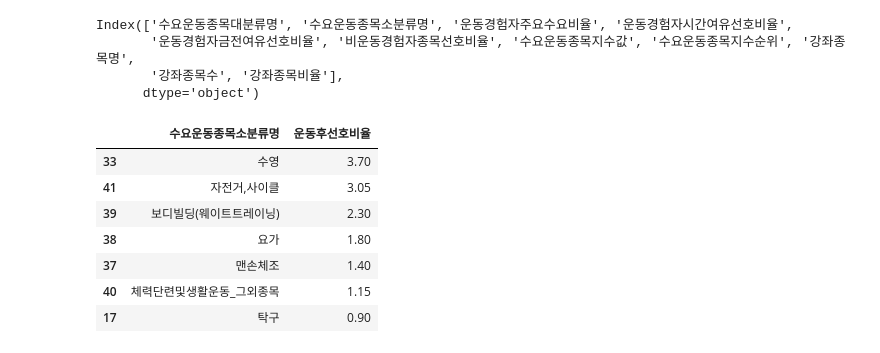
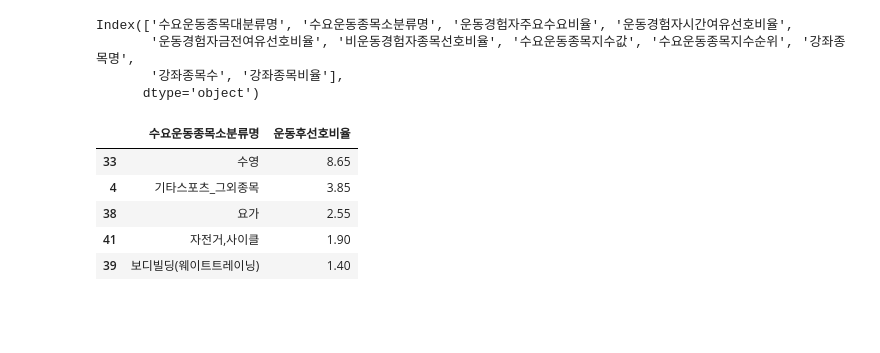
Before and after one commit to dokdin/TEAM02, a Jupyter notebook: EDA/EDA3.ipynb, the cells around one changed output. Cells and saved outputs as stored; diff of their text form; code cells hidden in the pictures; blank space fills up the shorter version.

```diff
--- a/EDA/EDA3.ipynb
+++ b/EDA/EDA3.ipynb
@@ -9,7 +9,7 @@ import warnings
 warnings.filterwarnings('ignore')
 plt.rc('font',family='Malgun Gothic')
 plt.rc('axes',unicode_minus=False)
-df=pd.read_csv('종목별장애인스포츠활성정보.csv',encoding='cp949')
+df=pd.read_csv('data/종목별장애인스포츠활성정보.csv',encoding='cp949')
 # %%
 df.columns
 # %% [output]
@@ -19,5 +19,5 @@ Index(['수요운동종목대분류명', '수요운동종목소분류명', '운
       dtype='object')
 # %%
 # 운동경험자 선호 비율 파생변수
-df['운동경험자선호비율']=(df['운동경험자주요수요비율']+df['운동경험자시간여유선호비율'])/2
+df['운동경험자선호비율']=(df['운동경험자금전여유선호비율']+df['운동경험자시간여유선호비율'])/2
 # %%
@@ -24,14 +25,10 @@ df['운동경험자선호비율']=(df['운동경험자주요수요비율']+df['
 df['운동후선호비율']=(df['운동경험자선호비율']-df['비운동경험자종목선호비율']).round(2)
 # %%
-df2=df.loc[:,['수요운동종목소분류명','운동후선호비율']].sort_values('운동후선호비율',ascending=False)
+df.loc[:,['수요운동종목소분류명','운동후선호비율']].sort_values('운동후선호비율',ascending=False).head(5)
+# %% [output]
+|  | 수요운동종목소분류명 | 운동후선호비율 |
+| 33 | 수영 | 8.65 |
+| 4 | 기타스포츠_그외종목 | 3.85 |
+| 38 | 요가 | 2.55 |
+| 41 | 자전거,사이클 | 1.90 |
+| 39 | 보디빌딩(웨이트트레이닝) | 1.40 |
-# %%
-df2.head(7)
-# %% [output]
-|  | 수요운동종목소분류명 | 운동후선호비율 |
-| 33 | 수영 | 3.70 |
-| 41 | 자전거,사이클 | 3.05 |
-| 39 | 보디빌딩(웨이트트레이닝) | 2.30 |
-| 38 | 요가 | 1.80 |
-| 37 | 맨손체조 | 1.40 |
-| 40 | 체력단련및생활운동_그외종목 | 1.15 |
-| 17 | 탁구 | 0.90 |
```
Also changed, not shown: parts of 1 cell of this notebook, 1 other file.
